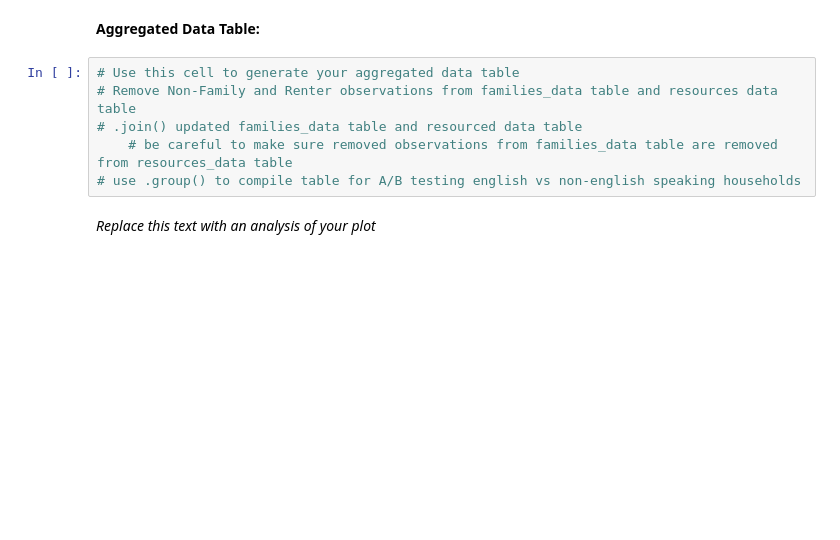
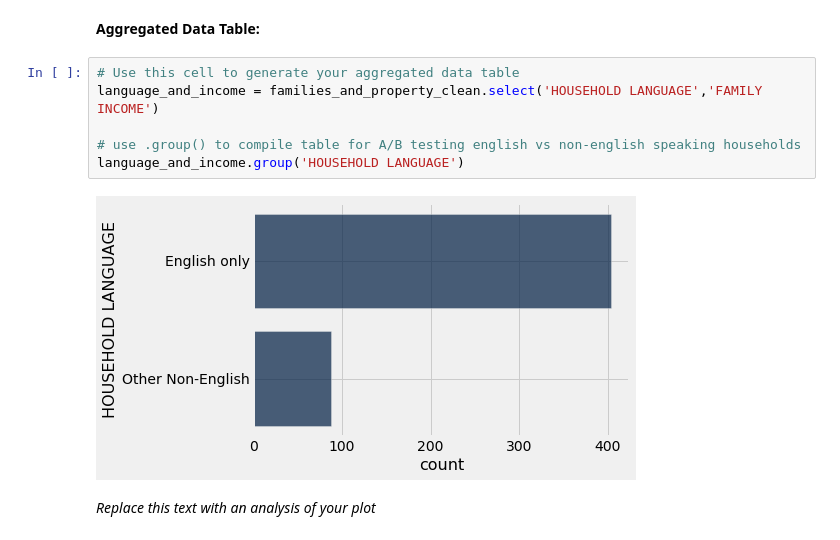
Before and after one commit to Jonathan-EJ/data8Proj, a Jupyter notebook: notebook-materials-su20_materials_su20_final-project_US-wealth/wealth-final-project.ipynb, the cells around one changed output. Saved outputs shown, nothing was run; the diff lists cells and outputs as text; blank space fills up the shorter version.

```diff
--- a/notebook-materials-su20_materials_su20_final-project_US-wealth/wealth-final-project.ipynb
+++ b/notebook-materials-su20_materials_su20_final-project_US-wealth/wealth-final-project.ipynb
@@ -302,10 +313,12 @@ np.median(income_language_property.column(2))
 **Aggregated Data Table:**
 # %%
 # Use this cell to generate your aggregated data table
-# Remove Non-Family and Renter observations from families_data table and resources data table
-# .join() updated families_data table and resourced data table
-    # be careful to make sure removed observations from families_data table are removed from resources_data table
+language_and_income = families_and_property_clean.select('HOUSEHOLD LANGUAGE','FAMILY INCOME')
+
 # use .group() to compile table for A/B testing english vs non-english speaking households
+language_and_income.group('HOUSEHOLD LANGUAGE')
+# %% [output]
+[figure, added]
 # %% [markdown]
 *Replace this text with an analysis of your plot*
 # %% [markdown]
```
Also changed, not shown: parts of 8 cells of this notebook.
